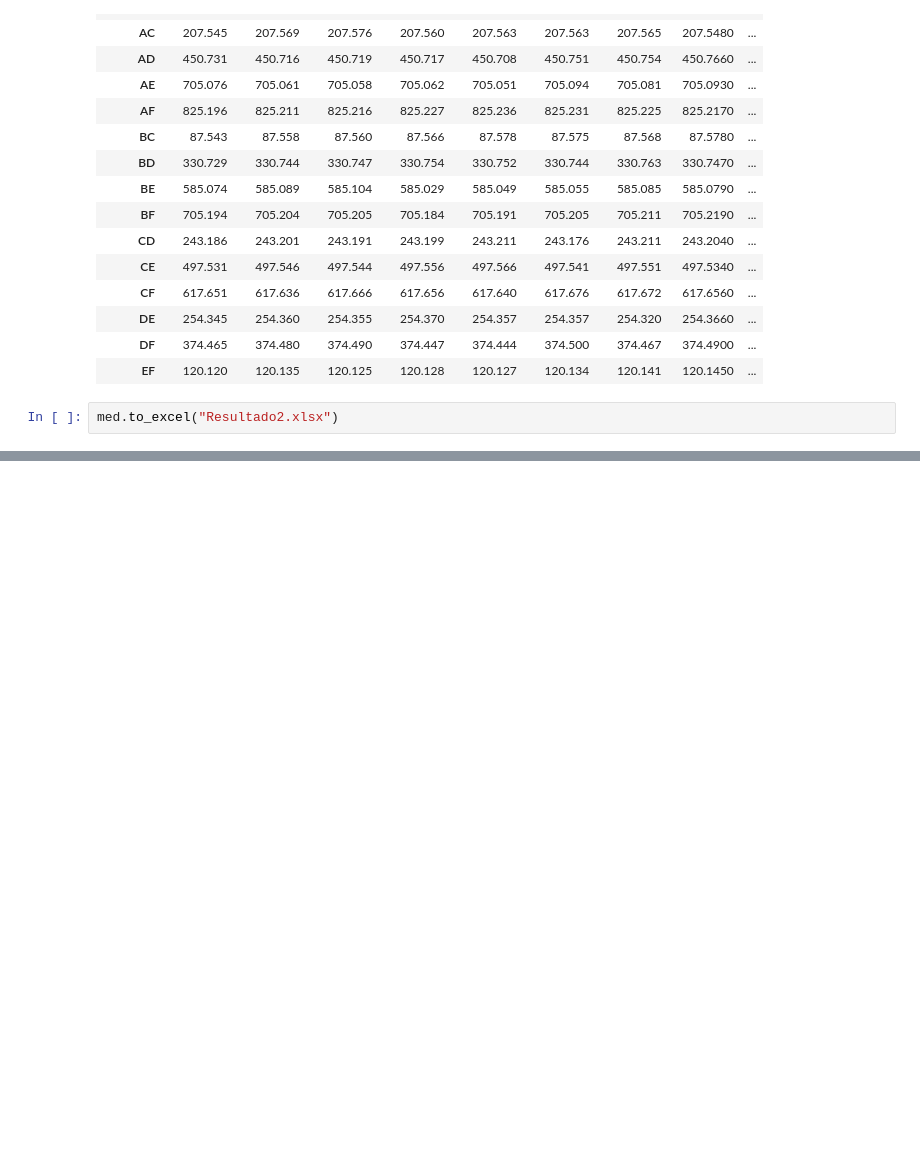
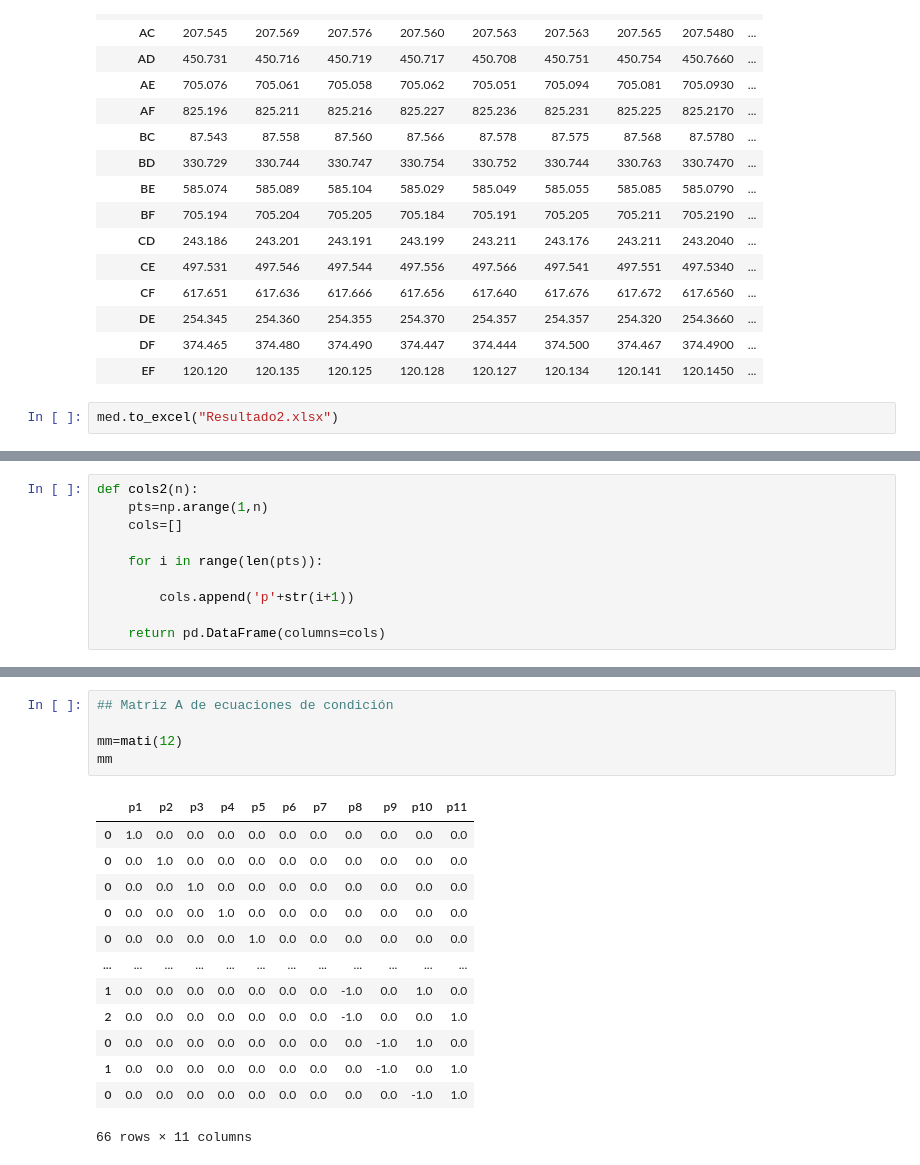
Before and after one commit to rulas99/calculodeajustes, a Jupyter notebook: EcCon.ipynb, the cells around one changed output, grey strips where cells are left out. Cells and saved outputs as stored; diff of their text form; blank space fills up the shorter version.

```diff
--- a/EcCon.ipynb
+++ b/EcCon.ipynb
@@ -339,0 +342,10 @@ med.to_excel("Resultado2.xlsx")
+# %%
+def cols2(n):
+    pts=np.arange(1,n)
+    cols=[]
+
+    for i in range(len(pts)):
+
+        cols.append('p'+str(i+1))
+
+    return pd.DataFrame(columns=cols)
@@ -339,0 +407,19 @@ med.to_excel("Resultado2.xlsx")
+# %%
+## Matriz A de ecuaciones de condición
+
+mm=mati(12)
+mm
+# %% [output]
+|  | p1 | p2 | p3 | p4 | p5 | p6 | p7 | p8 | p9 | p10 | p11 |
+| 0 | 1.0 | 0.0 | 0.0 | 0.0 | 0.0 | 0.0 | 0.0 | 0.0 | 0.0 | 0.0 | 0.0 |
+| 0 | 0.0 | 1.0 | 0.0 | 0.0 | 0.0 | 0.0 | 0.0 | 0.0 | 0.0 | 0.0 | 0.0 |
+| 0 | 0.0 | 0.0 | 1.0 | 0.0 | 0.0 | 0.0 | 0.0 | 0.0 | 0.0 | 0.0 | 0.0 |
+| 0 | 0.0 | 0.0 | 0.0 | 1.0 | 0.0 | 0.0 | 0.0 | 0.0 | 0.0 | 0.0 | 0.0 |
+| 0 | 0.0 | 0.0 | 0.0 | 0.0 | 1.0 | 0.0 | 0.0 | 0.0 | 0.0 | 0.0 | 0.0 |
+| ... | ... | ... | ... | ... | ... | ... | ... | ... | ... | ... | ... |
+| 1 | 0.0 | 0.0 | 0.0 | 0.0 | 0.0 | 0.0 | 0.0 | -1.0 | 0.0 | 1.0 | 0.0 |
+| 2 | 0.0 | 0.0 | 0.0 | 0.0 | 0.0 | 0.0 | 0.0 | -1.0 | 0.0 | 0.0 | 1.0 |
+| 0 | 0.0 | 0.0 | 0.0 | 0.0 | 0.0 | 0.0 | 0.0 | 0.0 | -1.0 | 1.0 | 0.0 |
+| 1 | 0.0 | 0.0 | 0.0 | 0.0 | 0.0 | 0.0 | 0.0 | 0.0 | -1.0 | 0.0 | 1.0 |
+| 0 | 0.0 | 0.0 | 0.0 | 0.0 | 0.0 | 0.0 | 0.0 | 0.0 | 0.0 | -1.0 | 1.0 |
+66 rows × 11 columns
```
Also changed, not shown: parts of 11 cells of this notebook.
